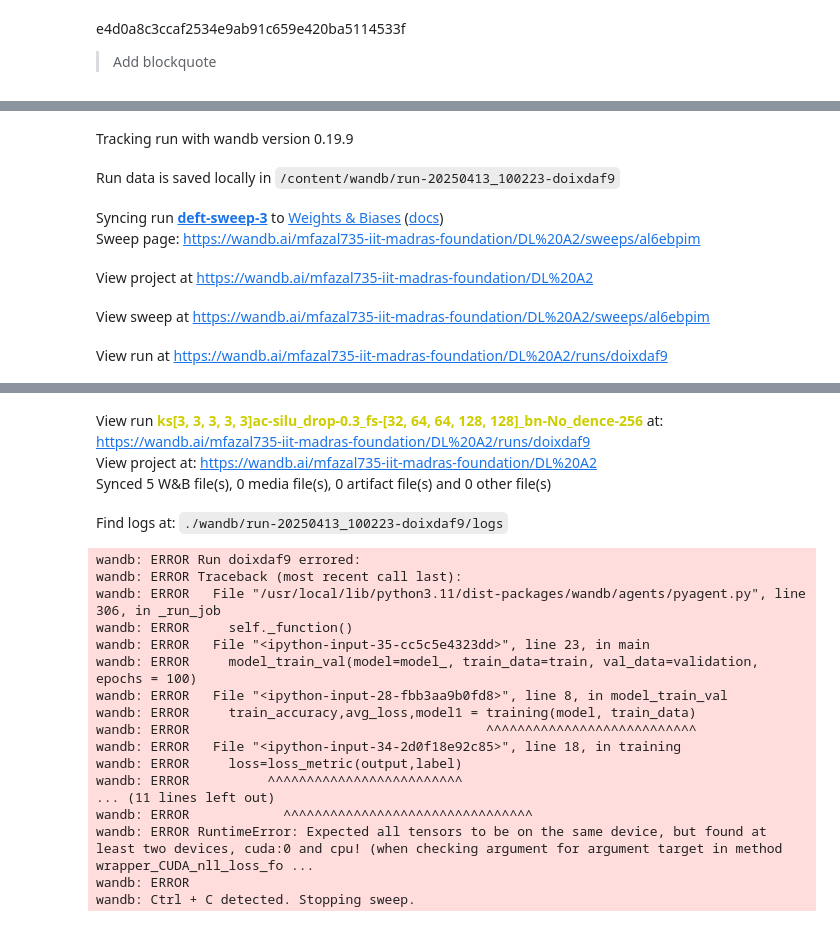
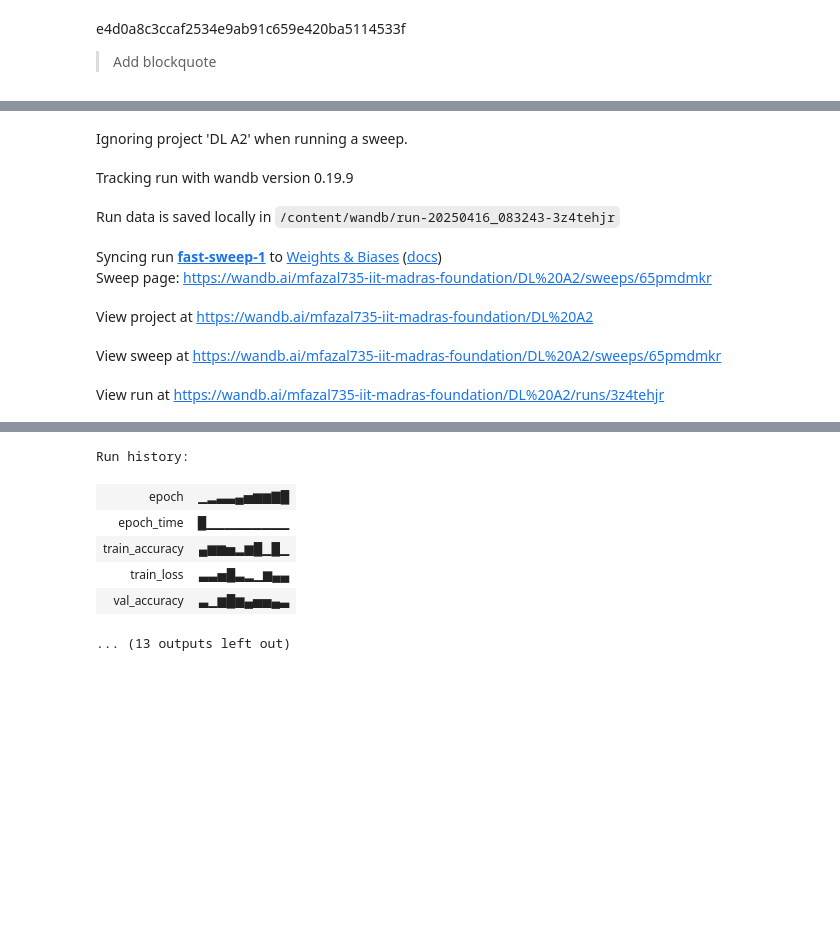
Before and after one commit to fazal735/DL_A2, a Jupyter notebook: DL_A2.ipynb, the cells around one changed output, grey strips where cells are left out. Drawn from its saved outputs; the diff is of its cells as text; code cells hidden in the pictures; blank space fills up the shorter version.

```diff
--- a/DL_A2.ipynb
+++ b/DL_A2.ipynb
@@ -51,7 +51,8 @@ def train_data(train_data_dir,data_augmentation):
 
   train_data=DataLoader(training_data,batch_size=32,sampler=train_sampler)
   validation_data = DataLoader(training_data, batch_size=32, sampler=val_sampler)
-
+  print('Train data size:', len(train_data))
+  print('Validation data size:', len(validation_data))
 
   return train_data,validation_data
 
@@ -61,19 +62,15 @@ def test_data(test_data_dir,data_augmentation):
   to_tensor=transforms.ToTensor()
   #check again-autogenerated
   normalize=transforms.Normalize(mean=[0.485,0.456,0.406],std=[0.229,0.224,0.225])
-  crop=transforms.RandomResizedCrop(224)
-  flip=transforms.RandomHorizontalFlip()
-  #try changing the values
-  color=transforms.ColorJitter(brightness=0.2, contrast=0.2, saturation=0.2, hue=0.1)
-  rotation=transforms.RandomRotation(30)
+
 
   #augmentation of image
-  data_augmentation=transforms.Compose([size,to_tensor,normalize,crop,flip,color,rotation])
+  data_transform=transforms.Compose([size,to_tensor,normalize])
 
   #data fetching
-  test_data=torchvision.datasets.ImageFolder(test_data_dir)
+  test_data=torchvision.datasets.ImageFolder(test_data_dir,transform=data_transform)
   test_data=DataLoader(test_data,batch_size=32)
-  print(test_data.type)
+
 
   return test_data
 # %% [markdown]
@@ -278,11 +313,11 @@ def test_on_valid_data(model, test_data):
     return valid_accuracy
 # %%
-def model_train_val(model, train_data, val_data,epochs):
+def model_train_val(model, train_data, val_data,epochs,device=device):
 
-    criterion = nn.CrossEntropyLoss()
+    # criterion = nn.CrossEntropyLoss()
 
-    optimizer = torch.optim.Adam(model.parameters(), lr=0.001)
-
+    # optimizer = torch.optim.Adam(model.parameters(), lr=0.001)
+    print("model train val")
     for epoch in range(epochs):
         train_accuracy,avg_loss,model1 = training(model, train_data)
         # Print training loss and accuracy
@@ -376,7 +483,7 @@ Sweep URL: https://wandb.ai/mfazal735-iit-madras-foundation/DL%20A2/sweeps/al6eb
 # %%
 def main():
 
-    with wandb.init() as run:
+    with wandb.init(project='DL A2') as run:
         run_name="ks"+str(wandb.config.kernel_size)+"ac-"+(wandb.config.activation)+"_drop-"+str(wandb.config.dropout)+"_fs-"+str(wandb.config.filter_org)+"_bn-"+str(wandb.config.batch_norm)+"_dence-"+str(wandb.config.num_dense)
         wandb.run.name=run_name
 
@@ -396,8 +503,7 @@ def main():
 
         train, validation = train_data(train_data_dir,data_augmentation= wandb.config.data_aug)
 
-        model_train_val(model=model_, train_data=train, val_data=validation, epochs = 100)
+        model_train_val(model=model_, train_data=train, val_data=validation, epochs = 10)
 
-wandb.agent(sweep_id, function= main,count= 10)
-wandb.finish()
+wandb.agent(sweep_id, function= main,count= 5)
 # %% [output]
@@ -414,7 +520,8 @@ wandb:  optimizer: SGD
-Tracking run with wandb version 0.19.9
+Ignoring project 'DL A2' when running a sweep.
-Run data is saved locally in /content/wandb/run-20250413_100223-doixdaf9
+Tracking run with wandb version 0.19.9
-Syncing run deft-sweep-3 to Weights & Biases (docs)
-Sweep page: https://wandb.ai/mfazal735-iit-madras-foundation/DL%20A2/sweeps/al6ebpim
+Run data is saved locally in /content/wandb/run-20250416_083243-3z4tehjr
-View project at https://wandb.ai/mfazal735-iit-madras-foundation/DL%20A2
+Syncing run fast-sweep-1 to Weights & Biases (docs)
+Sweep page: https://wandb.ai/mfazal735-iit-madras-foundation/DL%20A2/sweeps/65pmdmkr
-View sweep at https://wandb.ai/mfazal735-iit-madras-foundation/DL%20A2/sweeps/al6ebpim
+View project at https://wandb.ai/mfazal735-iit-madras-foundation/DL%20A2
-View run at https://wandb.ai/mfazal735-iit-madras-foundation/DL%20A2/runs/doixdaf9
+View sweep at https://wandb.ai/mfazal735-iit-madras-foundation/DL%20A2/sweeps/65pmdmkr
+View run at https://wandb.ai/mfazal735-iit-madras-foundation/DL%20A2/runs/3z4tehjr
@@ -438,22 +545,8 @@ RuntimeError: Expected all tensors to be on the same device, but found at least
 [interactive output not drawn]
-View run ks[3, 3, 3, 3, 3]ac-silu_drop-0.3_fs-[32, 64, 64, 128, 128]_bn-No_dence-256 at: https://wandb.ai/mfazal735-iit-madras-foundation/DL%20A2/runs/doixdaf9
-View project at: https://wandb.ai/mfazal735-iit-madras-foundation/DL%20A2
-Synced 5 W&B file(s), 0 media file(s), 0 artifact file(s) and 0 other file(s)
-Find logs at: ./wandb/run-20250413_100223-doixdaf9/logs
-wandb: ERROR Run doixdaf9 errored:
-wandb: ERROR Traceback (most recent call last):
-wandb: ERROR   File "/usr/local/lib/python3.11/dist-packages/wandb/agents/pyagent.py", line 306, in _run_job
-wandb: ERROR     self._function()
-wandb: ERROR   File "<ipython-input-35-cc5c5e4323dd>", line 23, in main
-wandb: ERROR     model_train_val(model=model_, train_data=train, val_data=validation, epochs = 100)
-wandb: ERROR   File "<ipython-input-28-fbb3aa9b0fd8>", line 8, in model_train_val
-wandb: ERROR     train_accuracy,avg_loss,model1 = training(model, train_data)
-wandb: ERROR                                      ^^^^^^^^^^^^^^^^^^^^^^^^^^^
-wandb: ERROR   File "<ipython-input-34-2d0f18e92c85>", line 18, in training
-wandb: ERROR     loss=loss_metric(output,label)
-wandb: ERROR          ^^^^^^^^^^^^^^^^^^^^^^^^^
-... (11 lines left out)
-wandb: ERROR            ^^^^^^^^^^^^^^^^^^^^^^^^^^^^^^^^
-wandb: ERROR RuntimeError: Expected all tensors to be on the same device, but found at least two devices, cuda:0 and cpu! (when checking argument for argument target in method wrapper_CUDA_nll_loss_fo ...
-wandb: ERROR
-wandb: Ctrl + C detected. Stopping sweep.
+Run history:
+| epoch | ▁▂▃▃▄▅▆▆▇█ |
+| epoch_time | █▁▁▁▁▁▁▁▁▁ |
+| train_accuracy | ▄▆▆▅▂▆█▁█▁ |
+| train_loss | ▃▃▅█▃▂▁▆▄▄ |
+| val_accuracy | ▃▁▆█▆▄▅▅▄▃ |
+... (13 outputs left out)
```
Also changed, not shown: parts of 11 cells of this notebook.
